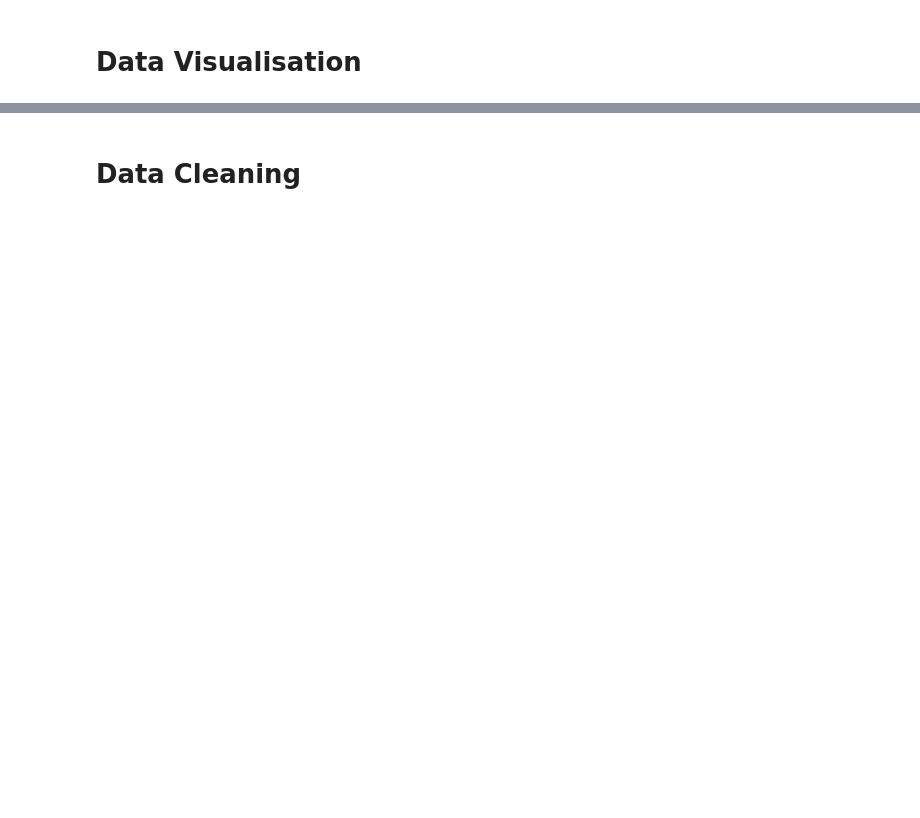
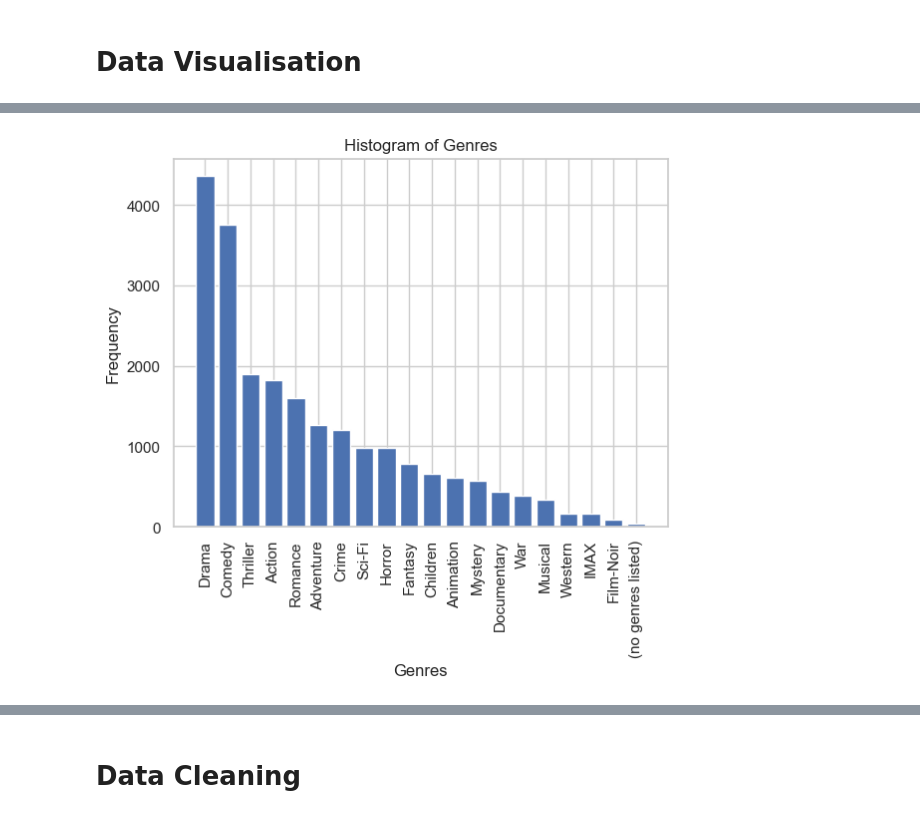
Before and after one commit to NaydelMuscat/com.mcast.project.NaydelMuscat, a Jupyter notebook: src/05_ML_Pipeline.ipynb, the cells around one changed output, grey strips where cells are left out. Cells and saved outputs as stored; diff of their text form; code cells hidden in the pictures; blank space fills up the shorter version.

```diff
--- a/src/05_ML_Pipeline.ipynb
+++ b/src/05_ML_Pipeline.ipynb
@@ -21,0 +235,15 @@
+# %%
+# Create a list of all the genres
+genres_list = movies['genres'].str.split('|')
+genres = genres_list.explode()
+
+#Genres
+genres_counts = genres.value_counts()
+plt.bar(genres_counts.index, genres_counts.values)
+plt.xlabel('Genres')
+plt.ylabel('Frequency')
+plt.title('Histogram of Genres')
+plt.xticks(rotation=90)
+plt.show()
+# %% [output]
+[figure, added]
```
Also changed, not shown: parts of 27 cells of this notebook.
